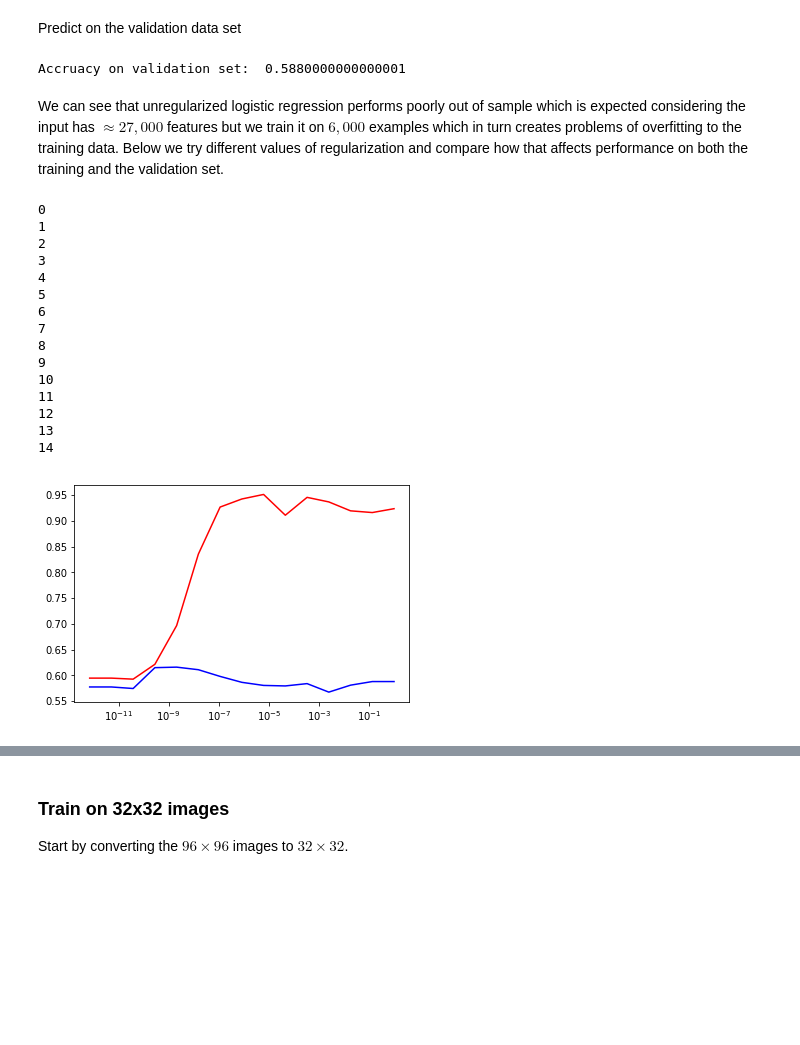
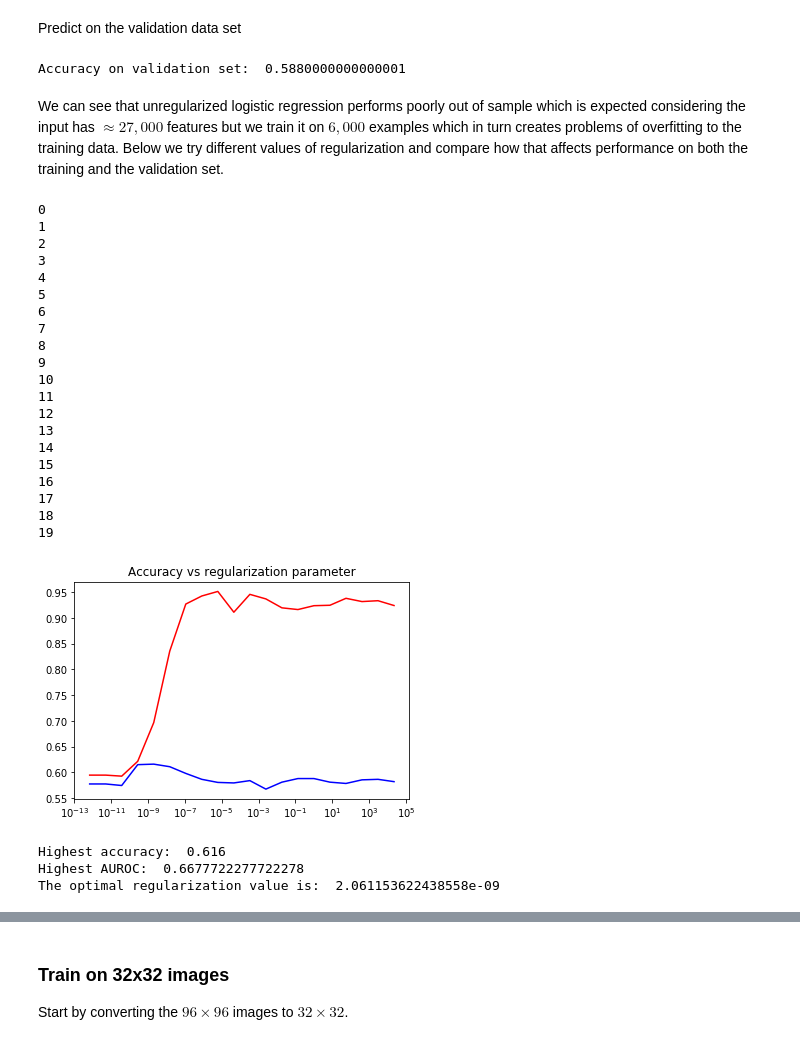
Before and after one commit to joelper/CS229A, a Jupyter notebook: Models/Logistic_regression/logistic_regression.ipynb, the cells around one changed output, grey strips where cells are left out. Cells and saved outputs as stored; diff of their text form; code cells hidden in the pictures; blank space fills up the shorter version.

```diff
--- a/Models/Logistic_regression/logistic_regression.ipynb
+++ b/Models/Logistic_regression/logistic_regression.ipynb
@@ -50,27 +51,33 @@ Predict on the validation data set
 # %%
 y_pred_val = clf.predict(X_val)
 # %%
-print("Accruacy on validation set: ",1 - np.mean(np.abs(y_pred_val-Y_val.T)))
+print("Accuracy on validation set: ",1 - np.mean(np.abs(y_pred_val-Y_val.T)))
 # %% [output]
-Accruacy on validation set:  0.5880000000000001
+Accuracy on validation set:  0.5880000000000001
 # %% [markdown]
 We can see that unregularized logistic regression performs poorly out of sample which is expected considering the input has $\approx 27,000$ features but we train it on $6,000$ examples which in turn creates problems of overfitting to the training data. Below we try different values of regularization and compare how that affects performance on both the training and the validation set.
 # %%
-reg = [np.exp(-i) for i in range(0, 30, 2)]
+reg = [np.exp(-i) for i in range(-10, 30, 2)]
 reg = sorted(reg)
 # %%
 acc_train = []
 acc_val = []
+auc_train = []
+auc_val = []
 for i, c_i in enumerate(reg):
     print(i)
     # fit a logistic regression using regularization c_i
     clf = LogisticRegression(random_state=0, solver='lbfgs', C=c_i, multi_class='multinomial').fit(X, Y)
-    # evaluate accuracy on the training set
+    # evaluate accuracy and AUROC score on the training set
     y_pred_train = clf.predict(X)
+    proba_train = clf.predict_proba(X)[:,1]
     acc_train.append(1 - np.mean(np.abs(y_pred_train-Y.T)))
+    auc_train.append(metrics.roc_auc_score(Y, proba_train))
     # evaluate accuracy on the validation set
     y_pred_val = clf.predict(X_val)
+    proba_val = clf.predict_proba(X_val)[:,1]
     acc_val.append(1 - np.mean(np.abs(y_pred_val-Y_val.T)))
+    auc_val.append(metrics.roc_auc_score(Y_val, proba_val))
 # %% [output]
 0
 1
@@ -87,10 +94,24 @@ for i, c_i in enumerate(reg):
 12
 13
 14
+15
+16
+17
+18
+19
 # %%
+plt.title('Accuracy vs regularization parameter')
 plt.plot(np.array(reg), np.array(acc_train),'r')
 plt.plot(np.array(reg), np.array(acc_val), 'b')
 plt.xscale('log')
 plt.show()
 # %% [output]
-[figure, old version]
+[figure, new version]
+# %%
+print("Highest accuracy: ", np.max(acc_val))
+print("Highest AUROC: ", np.max(auc_val))
+print("The optimal regularization value is: ", reg[np.argmax(auc_val)])
+# %% [output]
+Highest accuracy:  0.616
+Highest AUROC:  0.6677722277722278
+The optimal regularization value is:  2.061153622438558e-09
```
Also changed, not shown: parts of 17 cells of this notebook.
